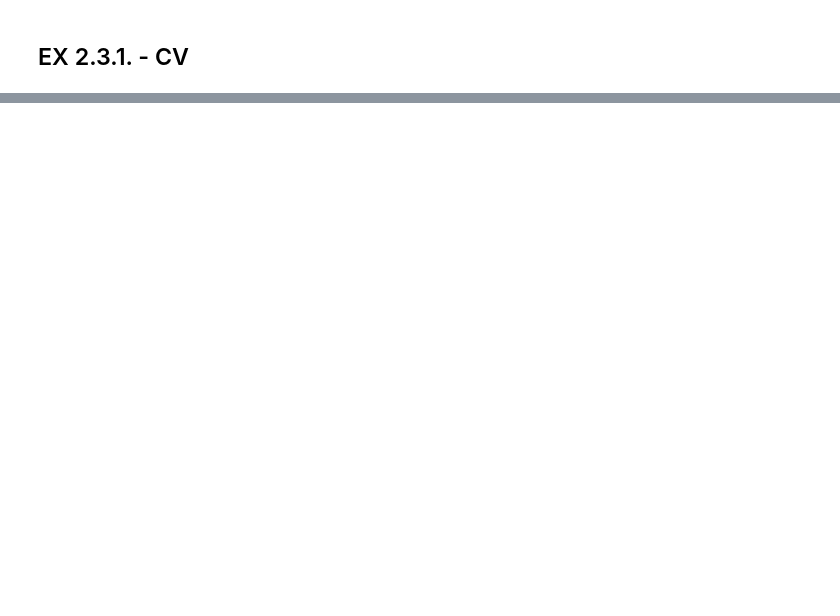
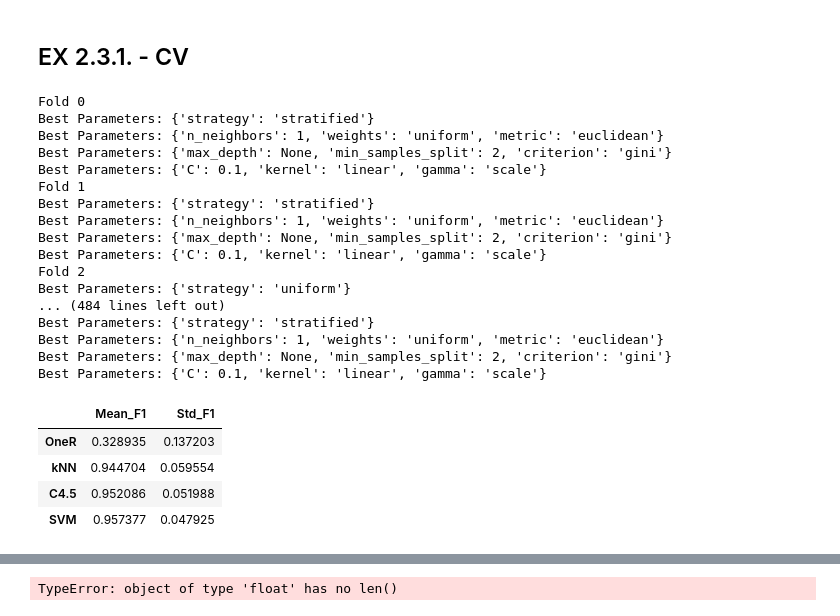
Before and after one commit to Xaneca/TCD_2025, a Jupyter notebook: B/mainClassifierOrganized.ipynb, the cells around one changed output, grey strips where cells are left out. Drawn from its saved outputs; the diff is of its cells as text; code cells hidden in the pictures; blank space fills up the shorter version.

```diff
--- a/B/mainClassifierOrganized.ipynb
+++ b/B/mainClassifierOrganized.ipynb
@@ -68,2 +68,68 @@ FINAL METRICS: {'confusion_matrix': array([[15,  0,  0],
 # %% [markdown]
 ## EX 2.3.1. - CV
+# %%
+models = {
+    "OneR": DummyClassifier(),
+    "kNN": KNeighborsClassifier(),                           # k=5 por defeito
+    "C4.5": DecisionTreeClassifier(random_state=SEED),       # Decision Tree
+    "SVM": SVC(random_state=SEED)                         # SVM com kernel RBF por omissão
+    # "ANN": MLPClassifier(random_state=SEED, max_iter=1000)   # Rede Neural
+}
+
+parameters = {
+
+    'OneR': {
+        'strategy': ['most_frequent', 'stratified', 'uniform']   # <-- parâmetros adicionados
+    },
+
+    'kNN' : {
+        'n_neighbors': [1, 3, 5, 7, 9],
+        'weights': ['uniform', 'distance'],
+        'metric': ['euclidean', 'manhattan']
+    },
+
+    'C4.5' : {
+        'max_depth': [None, 5, 10, 20],
+        'min_samples_split': [2, 5, 10],
+        'criterion': ['gini', 'entropy']
+    },
+
+    'SVM' : {
+        'C': [0.1, 1, 10],
+        'kernel': ['linear', 'rbf'],
+        'gamma': ['scale', 'auto']
+    }
+
+    # 'ANN': {
+    #     'hidden_layer_sizes': [(50,), (100,), (50,50)],
+    #     'activation': ['tanh'],
+    #     'alpha': [0.0001, 0.001, 0.01]
+    # } estava a dar o warning: ConvergenceWarning: Stochastic Optimizer: Maximum iterations (1000) reached and the optimization hasn't converged yet.
+}
+
+filename = "./models/ex2_3_1_cv.pkl"
+metrics = run_model(X_iris, y_iris, models, "CV", parameters, filename, label="EX 2.3.1 TVT - KNN", random_state=SEED)
+print("FINAL METRICS:", metrics)
+# %% [output]
+Fold 0
+Best Parameters: {'strategy': 'stratified'}
+Best Parameters: {'n_neighbors': 1, 'weights': 'uniform', 'metric': 'euclidean'}
+Best Parameters: {'max_depth': None, 'min_samples_split': 2, 'criterion': 'gini'}
+Best Parameters: {'C': 0.1, 'kernel': 'linear', 'gamma': 'scale'}
+Fold 1
+Best Parameters: {'strategy': 'stratified'}
+Best Parameters: {'n_neighbors': 1, 'weights': 'uniform', 'metric': 'euclidean'}
+Best Parameters: {'max_depth': None, 'min_samples_split': 2, 'criterion': 'gini'}
+Best Parameters: {'C': 0.1, 'kernel': 'linear', 'gamma': 'scale'}
+Fold 2
+Best Parameters: {'strategy': 'uniform'}
+... (484 lines left out)
+Best Parameters: {'strategy': 'stratified'}
+Best Parameters: {'n_neighbors': 1, 'weights': 'uniform', 'metric': 'euclidean'}
+Best Parameters: {'max_depth': None, 'min_samples_split': 2, 'criterion': 'gini'}
+Best Parameters: {'C': 0.1, 'kernel': 'linear', 'gamma': 'scale'}
+|  | Mean_F1 | Std_F1 |
+| OneR | 0.328935 | 0.137203 |
+| kNN | 0.944704 | 0.059554 |
+| C4.5 | 0.952086 | 0.051988 |
+| SVM | 0.957377 | 0.047925 |
@@ -69,0 +153 @@ FINAL METRICS: {'confusion_matrix': array([[15,  0,  0],
+TypeError: object of type 'float' has no len()
```
Also changed, not shown: parts of 2 cells of this notebook, 8 other files.
